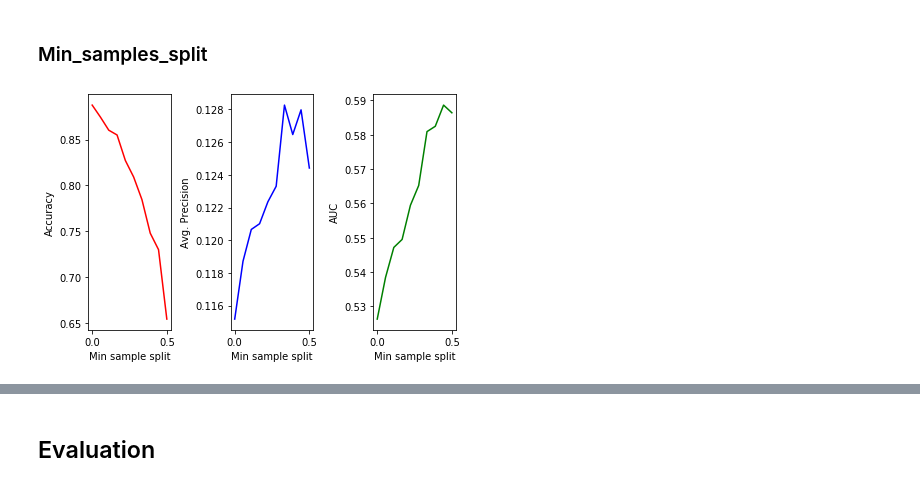
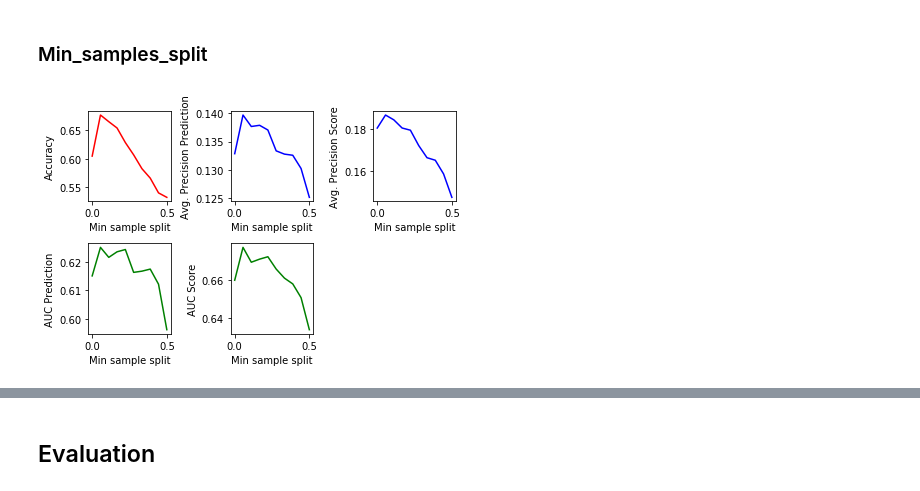
Before and after one commit to ameliachu/fake-review-detection-project, a Jupyter notebook: notebooks/gh1408/1003GH_RandomForest.ipynb, the cells around one changed output, grey strips where cells are left out. Cells and saved outputs as stored; diff of their text form; code cells hidden in the pictures.

```diff
--- a/notebooks/gh1408/1003GH_RandomForest.ipynb
+++ b/notebooks/gh1408/1003GH_RandomForest.ipynb
@@ -215,36 +234,55 @@ array([ 5.        , 12.22222222, 19.44444444, 26.66666667, 33.88888889,
 # %%
 min_samples_splits = np.linspace(0.001, 0.5, 10, endpoint=True)
 accuracies2 = [0]*len(min_samples_splits)
-aps2 = [0]*len(min_samples_splits)
-aucs2= [0]*len(min_samples_splits)
+aps_pred2 = [0]*len(min_samples_splits)
+aps_score2 = [0]*len(min_samples_splits)
+aucs_pred2= [0]*len(min_samples_splits)
+aucs_score2 = [0]*len(min_samples_splits)
 for i in range(len(min_samples_splits)):
     rf = RandomForestClassifier(min_samples_split=min_samples_splits[i])
-    rf.fit(over_x,over_y)
+    rf.fit(under_x,under_y)
     preds = rf.predict(bow_x_val)
+    Y_score = rf.predict_proba(bow_x_val)[:,1]
     accuracy=rf.score(bow_x_val,val_y)
     accuracies2[i]=accuracy
-    ap=average_precision_score(val_y, preds)
-    aps2[i]=ap
-    auc=roc_auc_score(val_y, preds)
-    aucs2[i]=auc
+    ap_pred=average_precision_score(val_y, preds)
+    aps_pred2[i]=ap_pred
+    ap_score=average_precision_score(val_y, Y_score)
+    aps_score2[i]=ap_score
+    auc_pred=roc_auc_score(val_y, preds)
+    aucs_pred2[i]=auc_pred
+    auc_score=roc_auc_score(val_y, Y_score)
+    aucs_score2[i]=auc_score
 
-plt.subplot(1, 3, 1)
+
+
+plt.subplot(2, 3, 1)
 plt.plot(min_samples_splits, accuracies2, 'r')
 plt.ylabel('Accuracy')
 plt.xlabel('Min sample split')
 
 
-plt.subplot(1, 3, 2)
-plt.plot(min_samples_splits, aps2,'b')
-plt.ylabel('Avg. Precision')
+plt.subplot(2, 3, 2)
+plt.plot(min_samples_splits, aps_pred2,'b')
+plt.ylabel('Avg. Precision Prediction')
 plt.xlabel('Min sample split')
 
-plt.subplot(1, 3, 3)
-plt.plot(min_samples_splits, aucs2,'g')
-plt.ylabel('AUC')
+plt.subplot(2, 3, 3)
+plt.plot(min_samples_splits, aps_score2,'b')
+plt.ylabel('Avg. Precision Score')
+plt.xlabel('Min sample split')
+
+plt.subplot(2, 3, 4)
+plt.plot(min_samples_splits, aucs_pred2,'g')
+plt.ylabel('AUC Prediction')
+plt.xlabel('Min sample split')
+
+plt.subplot(2, 3, 5)
+plt.plot(min_samples_splits, aucs_score2,'g')
+plt.ylabel('AUC Score')
 plt.xlabel('Min sample split')
 
 plt.tight_layout()
 plt.show()
 # %% [output]
-[figure, old version]
+[figure, new version]
```
Also changed, not shown: parts of 43 cells of this notebook.
